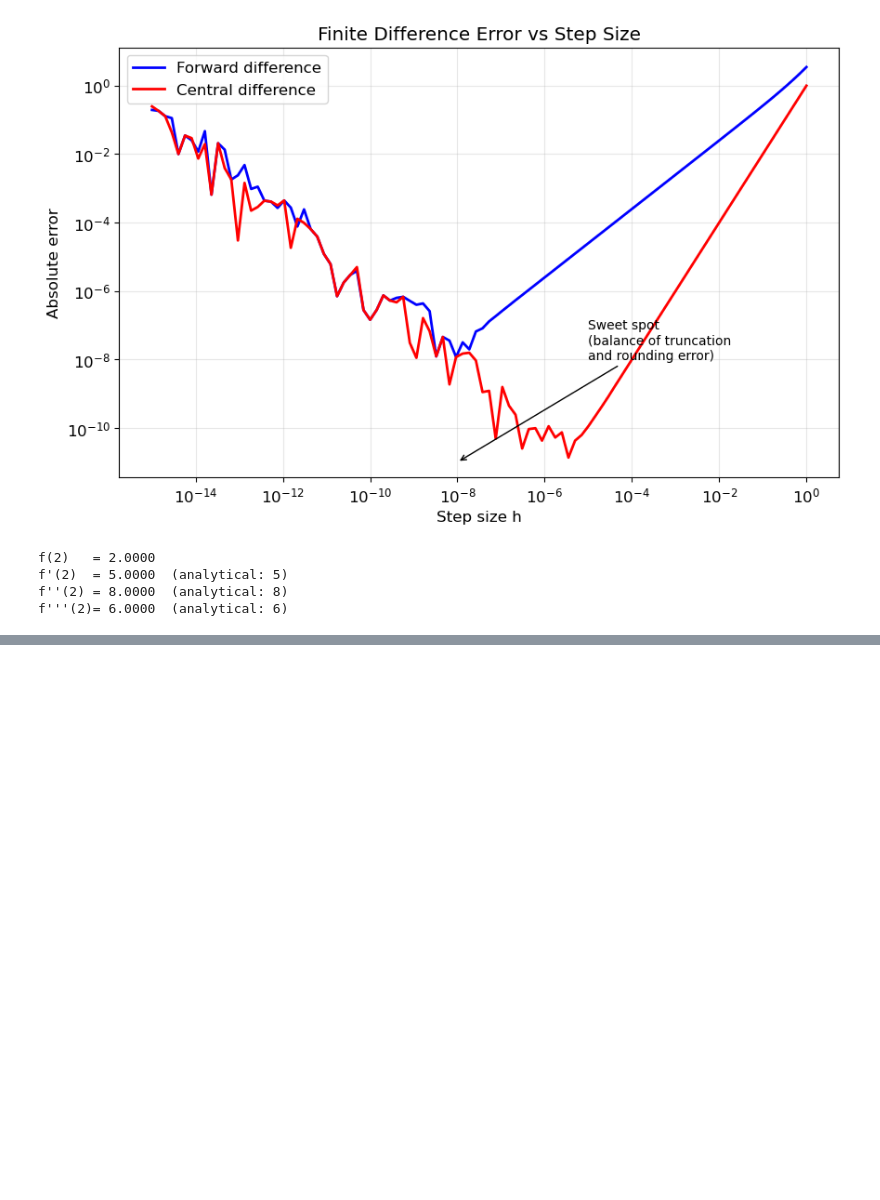
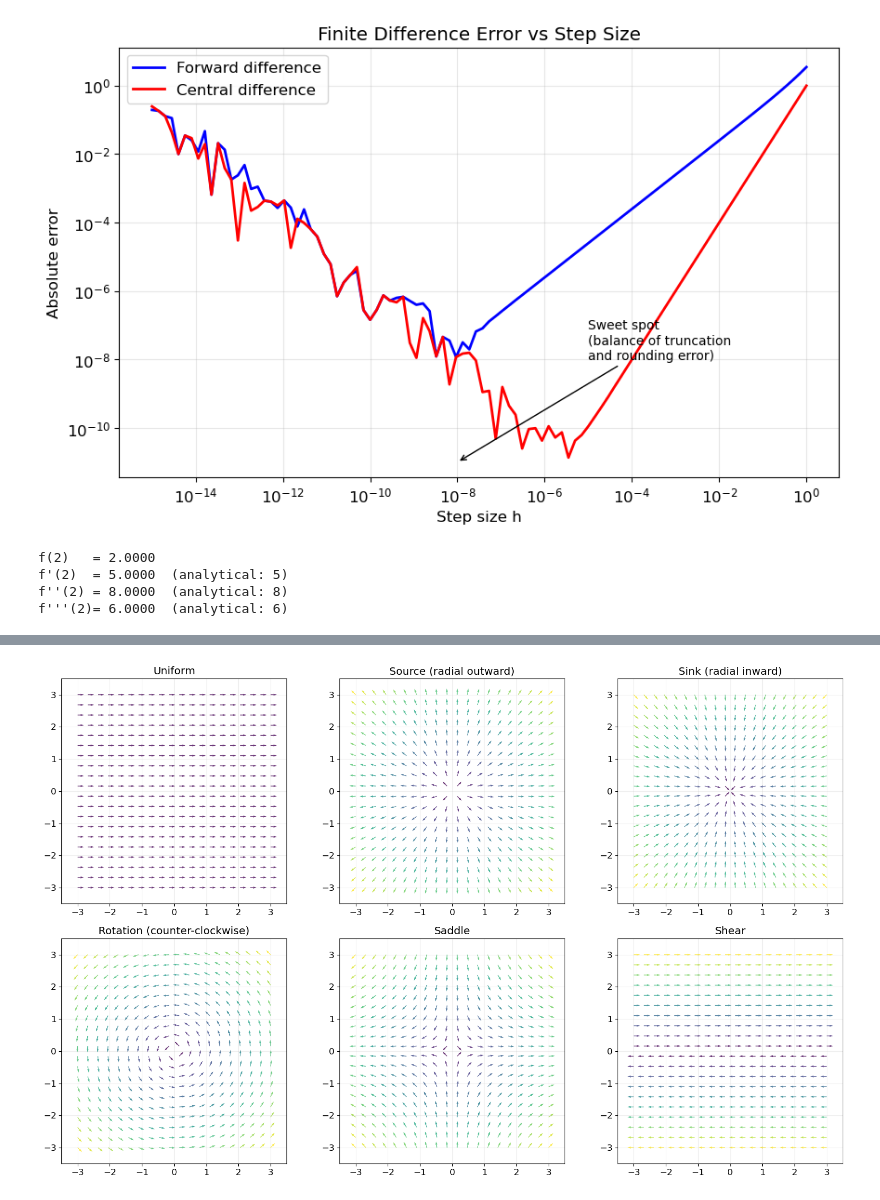
Before and after one commit to akshay-chenna/learning-diffusion, a Jupyter notebook: implementation.ipynb, the cells around one changed output, grey strips where cells are left out. Cells and saved outputs as stored; diff of their text form; code cells hidden in the pictures; blank space fills up the shorter version.

```diff
--- a/implementation.ipynb
+++ b/implementation.ipynb
@@ -110,0 +241,28 @@ f'''(2)= 6.0000  (analytical: 6)
+# %%
+x = np.linspace(-3,3,20)
+y = np.linspace(-3,3,20)
+X,Y = np.meshgrid(x,y)
+
+fields = {
+    'Uniform': (np.ones_like(X), np.zeros_like(Y)),
+    'Source (radial outward)': (X,Y),
+    'Sink (radial inward)': (-X, -Y),
+    'Rotation (counter-clockwise)': (-Y,X),
+    'Saddle': (X,-Y),
+    'Shear': (Y, np.zeros_like(X))
+}
+
+fig, axes = plt.subplots(2, 3, figsize=(16, 10))
+for ax, (name, (U, V)) in zip(axes.flat, fields.items()):
+    magnitude = np.sqrt(U**2 + V**2)
+    magnitude = np.where(magnitude == 0, 1, magnitude)  # avoid /0
+    ax.quiver(X, Y, U/magnitude, V/magnitude, magnitude, cmap='viridis', alpha=0.8)
+    ax.set_title(name)
+    ax.set_xlim(-3.5, 3.5); ax.set_ylim(-3.5, 3.5)
+    ax.set_aspect('equal')
+    ax.grid(True, alpha=0.2)
+
+plt.tight_layout()
+plt.show()
+# %% [output]
+[figure, added]
```
Also changed, not shown: parts of 29 cells of this notebook, 1 other file.
